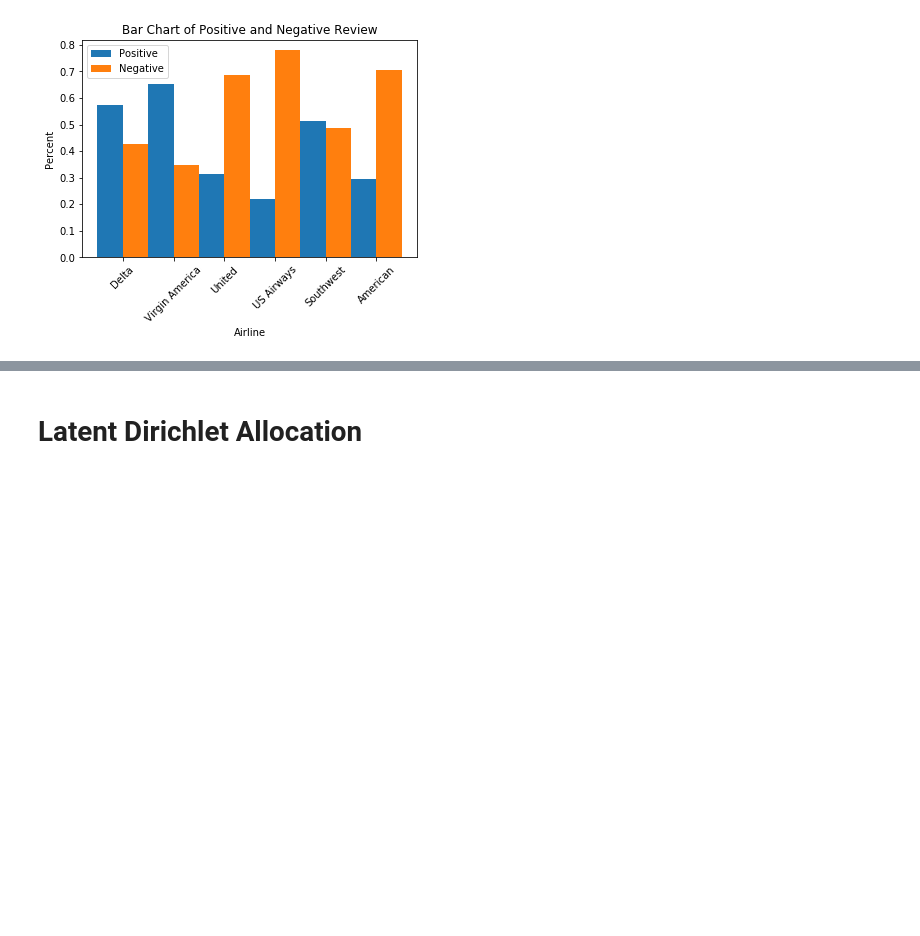
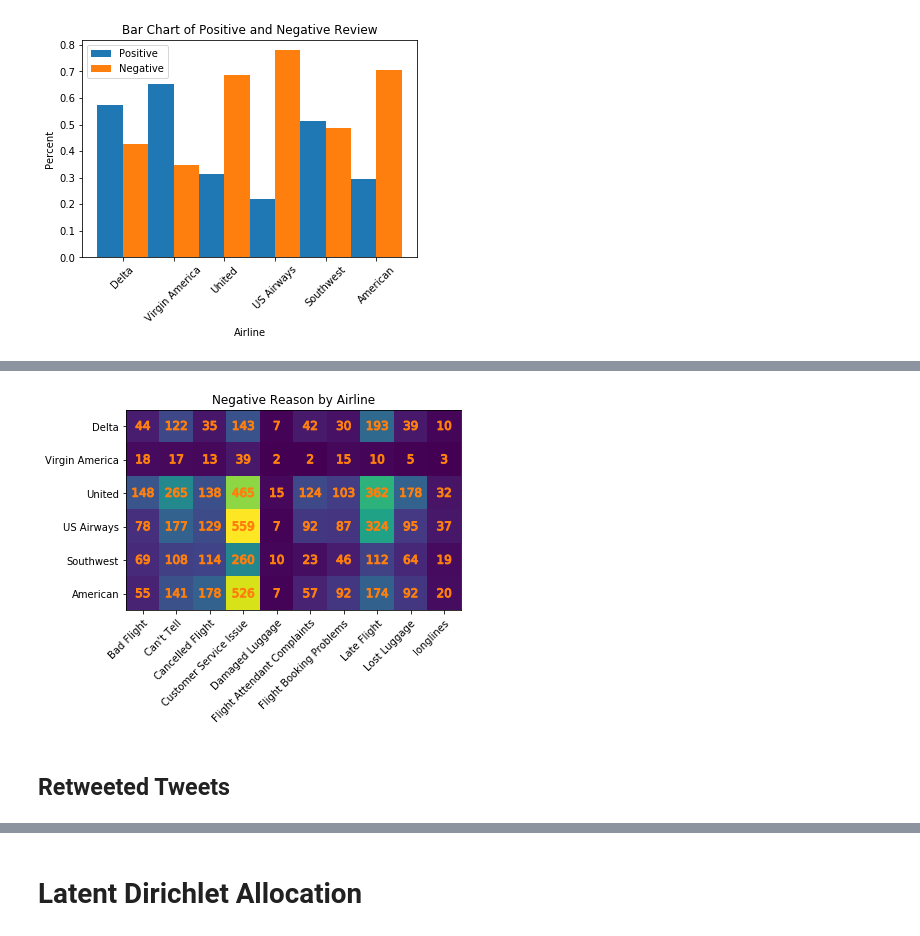
Before and after one commit to mingzhouzhu22/PSTAT135_FinalProject, a Jupyter notebook: DataExploration.ipynb, the cells around one changed output, grey strips where cells are left out. Saved outputs shown, nothing was run; the diff lists cells and outputs as text; code cells hidden in the pictures; blank space fills up the shorter version.

```diff
--- a/DataExploration.ipynb
+++ b/DataExploration.ipynb
@@ -270,0 +293,24 @@ plt.show()
+# %%
+# create colormap for negative reason by airline
+fig, ax = plt.subplots()
+# create chart
+im = ax.imshow(neg_reason_pd)
+# set tick marks
+ax.set_xticks(np.arange(neg_reason_pd.shape[1]))
+ax.set_yticks(np.arange(neg_reason_pd.shape[0]))
+# set tick labels
+ax.set_xticklabels(neg_reason.columns[1:])
+ax.set_yticklabels(list(neg_reason_pd.index.values))
+plt.setp(ax.get_xticklabels(),rotation=45,ha='right',rotation_mode='anchor')
+# add numbers
+for i in range(neg_reason_pd.shape[0]):
+    for j in range(neg_reason_pd.shape[1]):
+        text = ax.text(j,i,neg_reason_pd.iloc[i,j],ha='center',va='center',color='C1',fontsize=12)
+        text.set_path_effects([path_effects.Stroke(linewidth=1, foreground='C1'), path_effects.Normal()])
+# set title
+ax.set_title('Negative Reason by Airline')
+plt.show()
+# %% [output]
+[figure, added]
+# %% [markdown]
+## Retweeted Tweets
```
Also changed, not shown: parts of 15 cells of this notebook, 1 other file.
